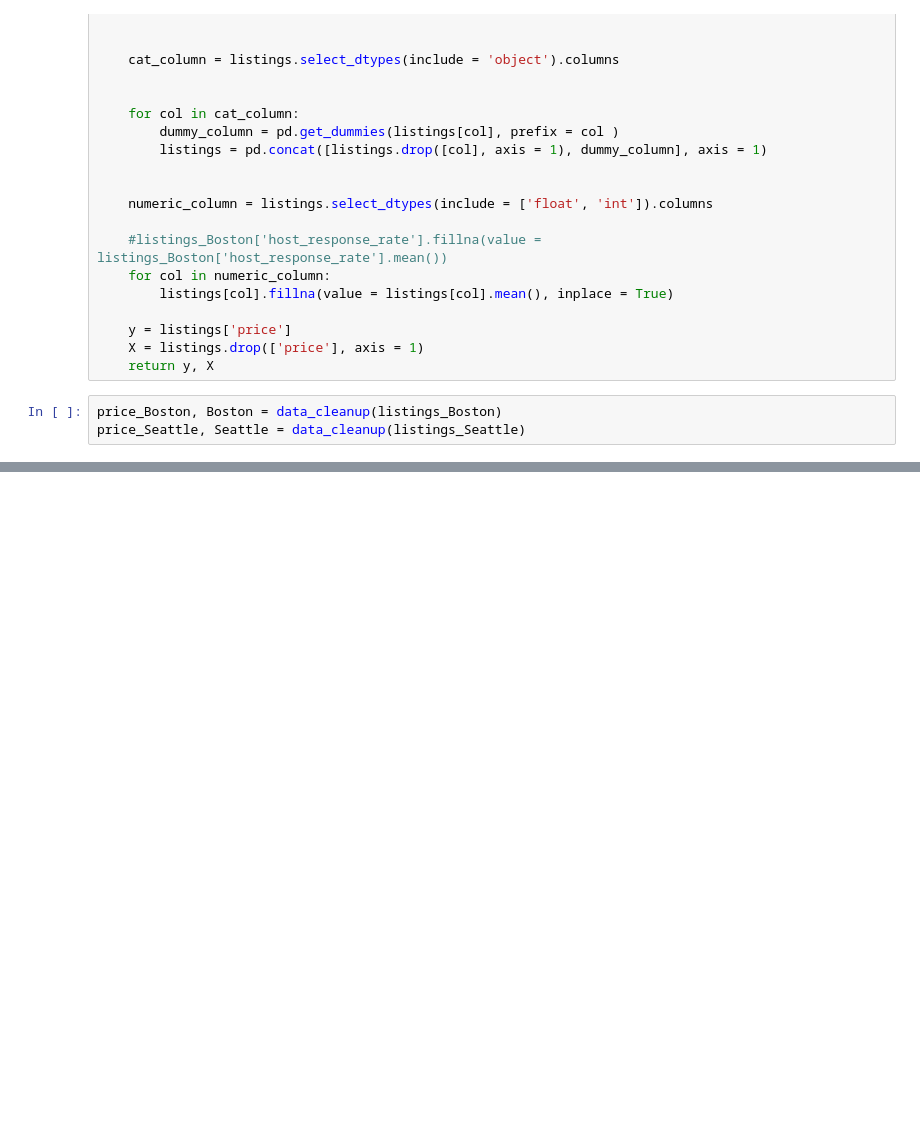
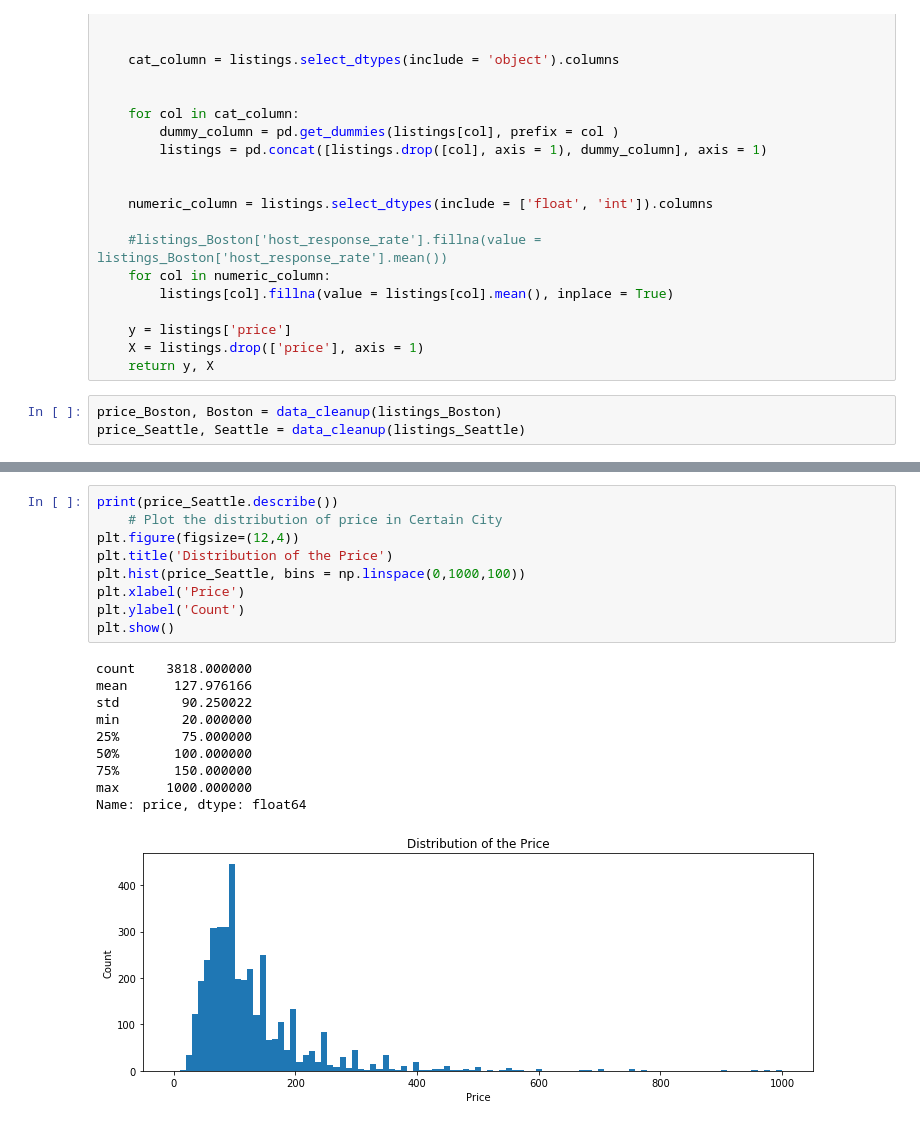
Before and after one commit to zhekai/Data-Science-Airbnb-Project, a Jupyter notebook: Airbnb_project.ipynb, the cells around one changed output, grey strips where cells are left out. Cells and saved outputs as stored; diff of their text form; blank space fills up the shorter version.

```diff
--- a/Airbnb_project.ipynb
+++ b/Airbnb_project.ipynb
@@ -146,3 +165,23 @@ def data_training(data, price):
+# %%
+print(price_Seattle.describe())
+    # Plot the distribution of price in Certain City
+plt.figure(figsize=(12,4))
+plt.title('Distribution of the Price')
+plt.hist(price_Seattle, bins = np.linspace(0,1000,100))
+plt.xlabel('Price')
+plt.ylabel('Count')
+plt.show()
+# %% [output]
+count    3818.000000
+mean      127.976166
+std        90.250022
+min        20.000000
+25%        75.000000
+50%       100.000000
+75%       150.000000
+max      1000.000000
+Name: price, dtype: float64
+[figure, added]
 # %%
 data_training(Boston, price_Boston)
 # %% [output]
```
Also changed, not shown: parts of 5 cells of this notebook.
